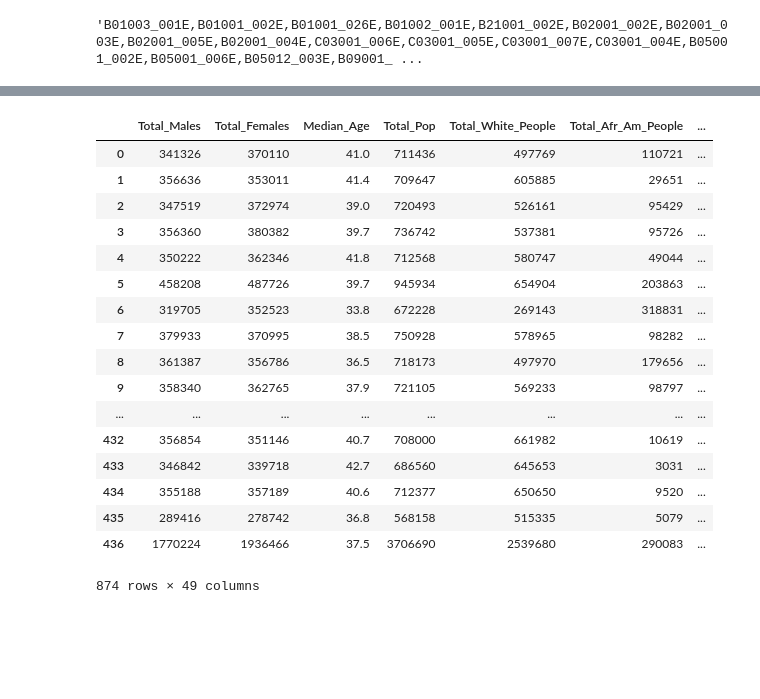
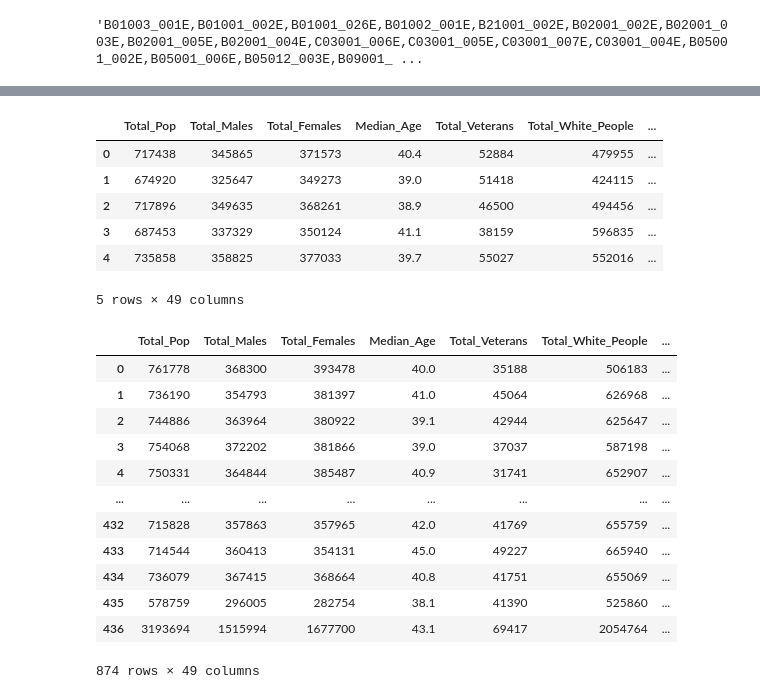
Before and after one commit to amitrani6/Predicting_Election_Results_With_Census_Data, a Jupyter notebook: comparison_2020/Census_Data_API_Work.ipynb, the cells around one changed output, grey strips where cells are left out. Drawn from its saved outputs; the diff is of its cells as text; code cells hidden in the pictures; blank space fills up the shorter version.

```diff
--- a/comparison_2020/Census_Data_API_Work.ipynb
+++ b/comparison_2020/Census_Data_API_Work.ipynb
@@ -182,6 +165,5 @@ congressional_data_2012
 # %%
-#The code to obtain the 2015 data that will be used to predict the 2016 results
-congressional_data_2016 = congressional_district_dictionary_list(obtain_census_data('2015', columns_url_2015))
-congressional_data_2016
+#The code to obtain the 2019 data that will be used to predict the 2020 results
+congressional_data_2020 = congressional_district_dictionary_list(obtain_census_data('2019', columns_url_2019))
 # %% [output]
 438
@@ -329,26 +254,41 @@ congressional_df_2016.head()
 5 rows × 49 columns
+# %%
+#The following code creates a pandas dataframe from the 2015 API call then renames the
+#columns to include underscores. A unique identifier for each district and election
+#year is created
+congressional_df_2020 = pd.DataFrame(congressional_data_2020)
+congressional_df_2020.rename(columns = {'state': 'State_Id', 'NAME': 'District_Name', 'congressional district': 'CD'}, inplace = True)
+congressional_df_2020['State'] = congressional_df_2020.District_Name.apply(lambda x: x.split(', ')[1])
+congressional_df_2020['State'] = congressional_df_2020['State'].map(inv_state)
+congressional_df_2020.loc[congressional_df_2020['CD'] == '00', 'CD'] = 'AL'
+congressional_df_2020["CD_Id_Year"] = congressional_df_2020["State"] + '-' + congressional_df_2020["CD"] + '-2020'
+congressional_df_2020.columns = congressional_df_2020.columns.to_series().map(inv_census_codes_2019)
+congressional_df_2020.head()
+# %% [output]
+|  | Total_Pop | Total_Males | Total_Females | Median_Age | Total_Veterans | Total_White_People | ... |
+| 0 | 717438 | 345865 | 371573 | 40.4 | 52884 | 479955 | ... |
+| 1 | 674920 | 325647 | 349273 | 39.0 | 51418 | 424115 | ... |
+| 2 | 717896 | 349635 | 368261 | 38.9 | 46500 | 494456 | ... |
+| 3 | 687453 | 337329 | 350124 | 41.1 | 38159 | 596835 | ... |
+| 4 | 735858 | 358825 | 377033 | 39.7 | 55027 | 552016 | ... |
+5 rows × 49 columns
 # %%
-#This cell concats the 2012 election data and 2016 election data
-congressional_df = pd.concat([congressional_df_2016,congressional_df_2012], sort=False)
+#This cell concats the 2016 election data and 2020 election data
+congressional_df = pd.concat([congressional_df_2016,congressional_df_2020], sort=False)
 congressional_df
 # %% [output]
-|  | Total_Males | Total_Females | Median_Age | Total_Pop | Total_White_People | Total_Afr_Am_People | ... |
-| 0 | 341326 | 370110 | 41.0 | 711436 | 497769 | 110721 | ... |
-| 1 | 356636 | 353011 | 41.4 | 709647 | 605885 | 29651 | ... |
-| 2 | 347519 | 372974 | 39.0 | 720493 | 526161 | 95429 | ... |
-| 3 | 356360 | 380382 | 39.7 | 736742 | 537381 | 95726 | ... |
-| 4 | 350222 | 362346 | 41.8 | 712568 | 580747 | 49044 | ... |
-| 5 | 458208 | 487726 | 39.7 | 945934 | 654904 | 203863 | ... |
-| 6 | 319705 | 352523 | 33.8 | 672228 | 269143 | 318831 | ... |
-| 7 | 379933 | 370995 | 38.5 | 750928 | 578965 | 98282 | ... |
-| 8 | 361387 | 356786 | 36.5 | 718173 | 497970 | 179656 | ... |
-| 9 | 358340 | 362765 | 37.9 | 721105 | 569233 | 98797 | ... |
+|  | Total_Pop | Total_Males | Total_Females | Median_Age | Total_Veterans | Total_White_People | ... |
+| 0 | 761778 | 368300 | 393478 | 40.0 | 35188 | 506183 | ... |
+| 1 | 736190 | 354793 | 381397 | 41.0 | 45064 | 626968 | ... |
+| 2 | 744886 | 363964 | 380922 | 39.1 | 42944 | 625647 | ... |
+| 3 | 754068 | 372202 | 381866 | 39.0 | 37037 | 587198 | ... |
+| 4 | 750331 | 364844 | 385487 | 40.9 | 31741 | 652907 | ... |
 | ... | ... | ... | ... | ... | ... | ... | ... |
-| 432 | 356854 | 351146 | 40.7 | 708000 | 661982 | 10619 | ... |
-| 433 | 346842 | 339718 | 42.7 | 686560 | 645653 | 3031 | ... |
-| 434 | 355188 | 357189 | 40.6 | 712377 | 650650 | 9520 | ... |
-| 435 | 289416 | 278742 | 36.8 | 568158 | 515335 | 5079 | ... |
-| 436 | 1770224 | 1936466 | 37.5 | 3706690 | 2539680 | 290083 | ... |
+| 432 | 715828 | 357863 | 357965 | 42.0 | 41769 | 655759 | ... |
+| 433 | 714544 | 360413 | 354131 | 45.0 | 49227 | 665940 | ... |
+| 434 | 736079 | 367415 | 368664 | 40.8 | 41751 | 655069 | ... |
+| 435 | 578759 | 296005 | 282754 | 38.1 | 41390 | 525860 | ... |
+| 436 | 3193694 | 1515994 | 1677700 | 43.1 | 69417 | 2054764 | ... |
 874 rows × 49 columns
 # %%
 #This code imports the data for the previous presidential elections and renames the columns
```
Also changed, not shown: parts of 12 cells of this notebook, 3 other files.
